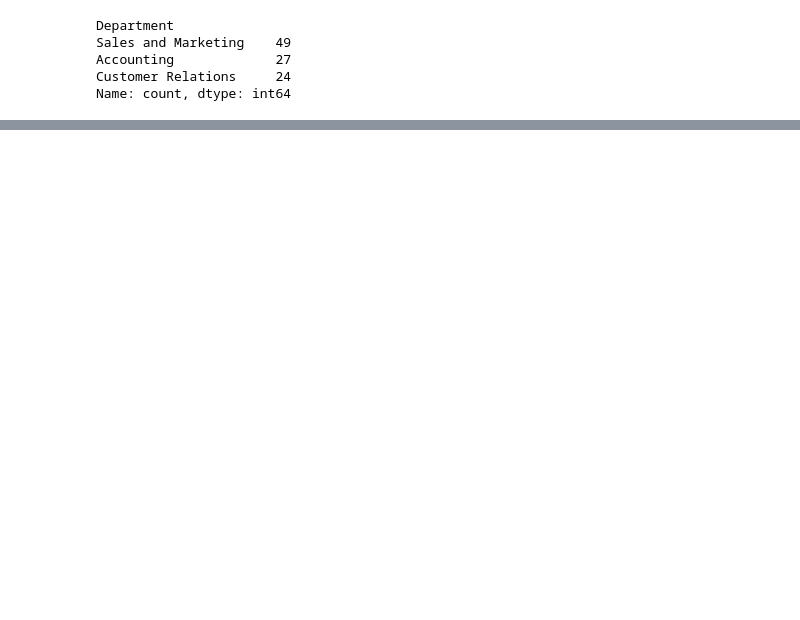
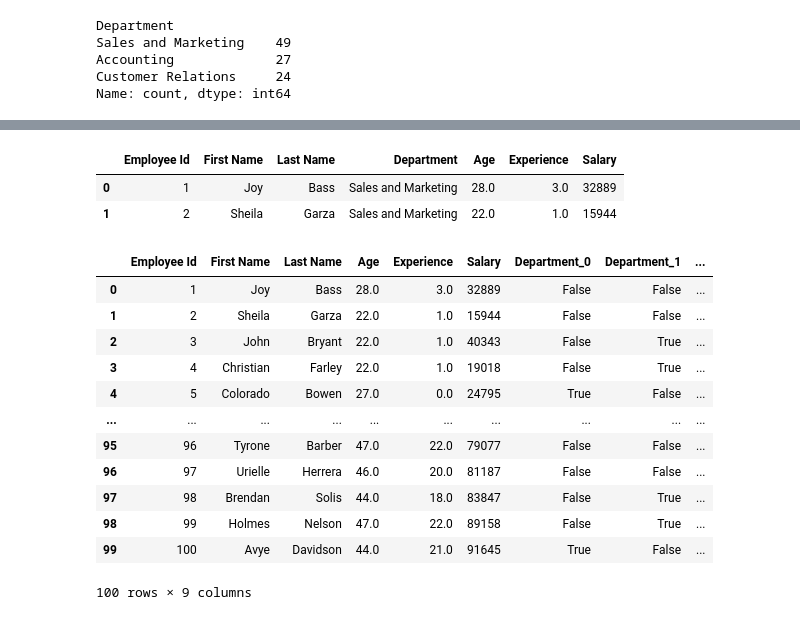
Before and after one commit to jayshankar15/EDA, a Jupyter notebook: Notebook/EDA.ipynb, the cells around one changed output, grey strips where cells are left out. Saved outputs shown, nothing was run; the diff lists cells and outputs as text; code cells hidden in the pictures; blank space fills up the shorter version.

```diff
--- a/Notebook/EDA.ipynb
+++ b/Notebook/EDA.ipynb
@@ -97,0 +138,4 @@ Name: count, dtype: int64
+# %%
+data['Age']= data['Age'].fillna(data['Age'].mean())
+# %%
+data['Experience']= data['Experience'].fillna(data['Experience'].mean())
@@ -97,0 +259,3 @@ Name: count, dtype: int64
+# %%
+data['Department']= data['Department'].astype('category')
+data['Department']= data['Department'].cat.codes
@@ -97,0 +278,26 @@ Name: count, dtype: int64
+# %%
+mydata2.head(2)
+# %% [output]
+|  | Employee Id | First Name | Last Name | Department | Age | Experience | Salary |
+| 0 | 1 | Joy | Bass | Sales and Marketing | 28.0 | 3.0 | 32889 |
+| 1 | 2 | Sheila | Garza | Sales and Marketing | 22.0 | 1.0 | 15944 |
+# %%
+# One Hot encoder process
+
+data = pd.get_dummies(data, columns=['Department'])
+# %%
+data
+# %% [output]
+|  | Employee Id | First Name | Last Name | Age | Experience | Salary | Department_0 | Department_1 | ... |
+| 0 | 1 | Joy | Bass | 28.0 | 3.0 | 32889 | False | False | ... |
+| 1 | 2 | Sheila | Garza | 22.0 | 1.0 | 15944 | False | False | ... |
+| 2 | 3 | John | Bryant | 22.0 | 1.0 | 40343 | False | True | ... |
+| 3 | 4 | Christian | Farley | 22.0 | 1.0 | 19018 | False | True | ... |
+| 4 | 5 | Colorado | Bowen | 27.0 | 0.0 | 24795 | True | False | ... |
+| ... | ... | ... | ... | ... | ... | ... | ... | ... | ... |
+| 95 | 96 | Tyrone | Barber | 47.0 | 22.0 | 79077 | False | False | ... |
+| 96 | 97 | Urielle | Herrera | 46.0 | 20.0 | 81187 | False | False | ... |
+| 97 | 98 | Brendan | Solis | 44.0 | 18.0 | 83847 | False | True | ... |
+| 98 | 99 | Holmes | Nelson | 47.0 | 22.0 | 89158 | False | True | ... |
+| 99 | 100 | Avye | Davidson | 44.0 | 21.0 | 91645 | True | False | ... |
+100 rows × 9 columns
```
Also changed, not shown: parts of 25 cells of this notebook.
